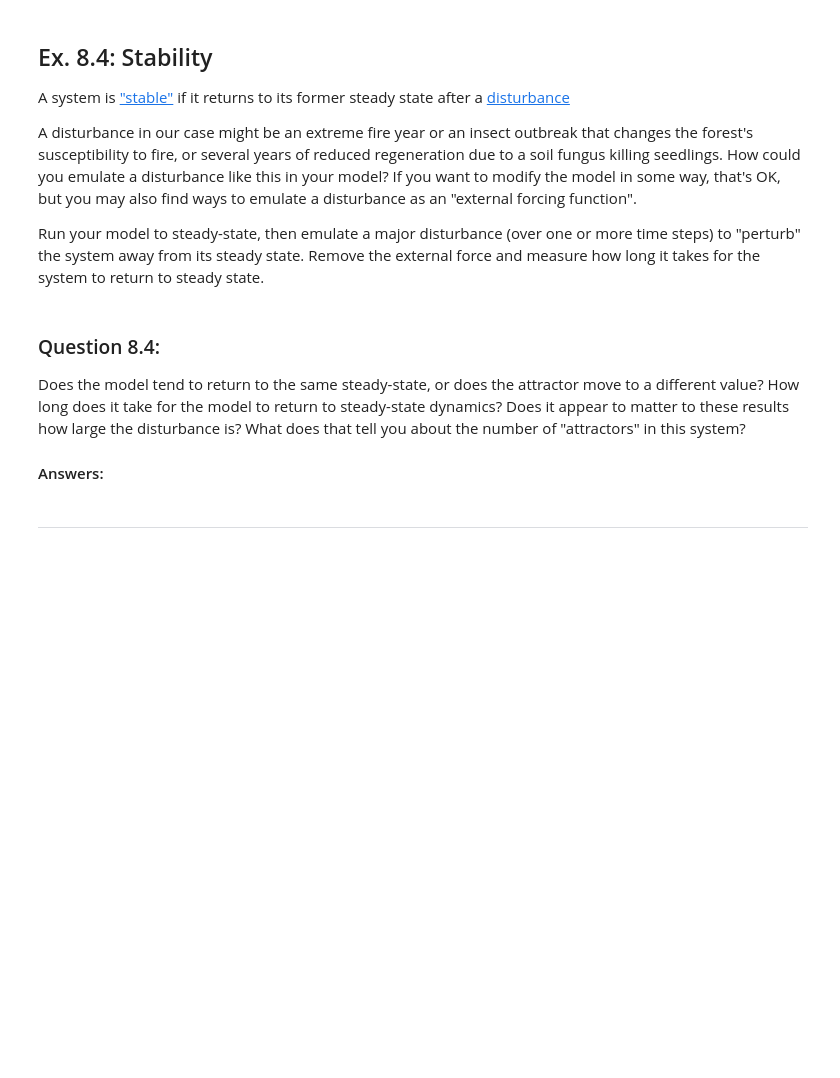
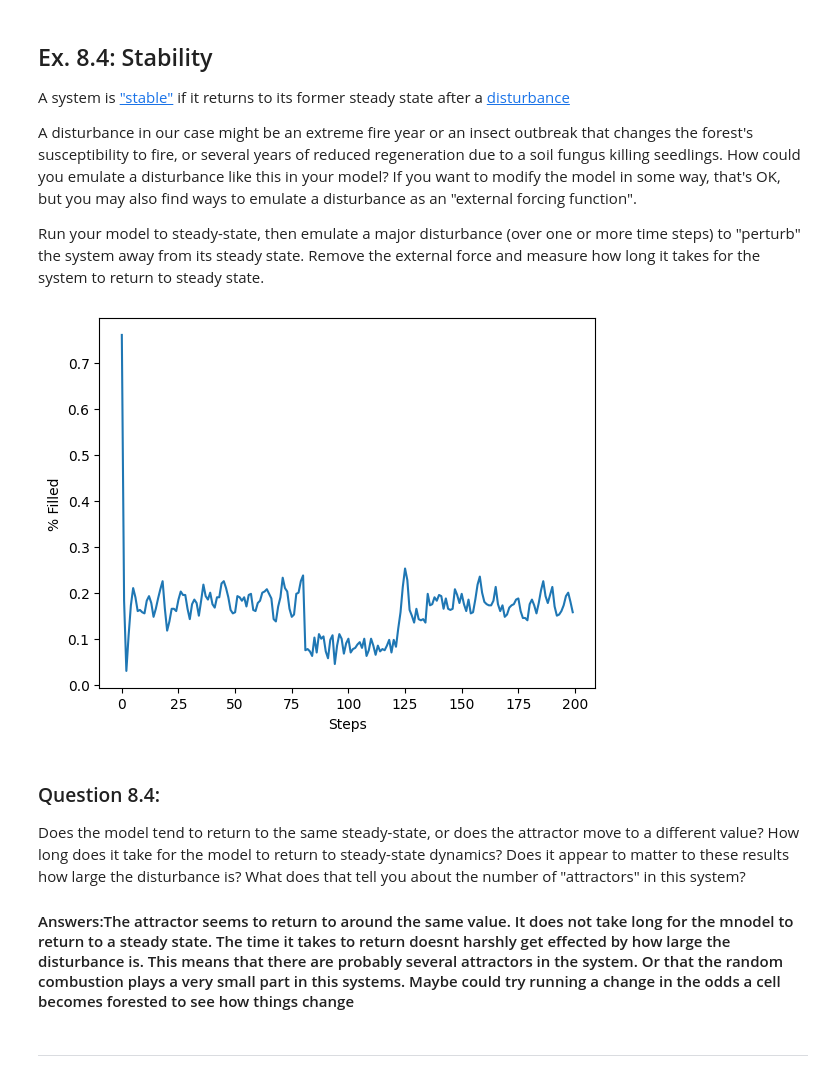
Before and after one commit to bobisawsome1/cap-comp215, a Jupyter notebook: labs/lab07-10-fire.ipynb, the cells around one changed output. Saved outputs shown, nothing was run; the diff lists cells and outputs as text; code cells hidden in the pictures; blank space fills up the shorter version.

```diff
--- a/labs/lab07-10-fire.ipynb
+++ b/labs/lab07-10-fire.ipynb
@@ -377,3 +373,24 @@ Run your model to steady-state, then emulate a major disturbance (over one or mo
+# %%
+# Ex. 8.4 here
+
+stability_fire = ForestFire(n=20, p=0.1, f=0.2, q=1)
+
+#halfing the probability that cell will combus
+
+#save %occupied results of all steps in a dictionary related to each q value
+stability_results = stability_fire.occ_pct_list
+
+#run steps of fire
+for i in range(200):
+  stability_fire.step(80, 120, 1)
+
+#Graph results
+plt.plot(stability_results)
+plt.xlabel('Steps')
+plt.ylabel('% Filled')
+plt.show()
+# %% [output]
+[figure, added]
 # %% [markdown]
 ### Question 8.4:
 Does the model tend to return to the same steady-state, or does the attractor move to a different value?
@@ -381,7 +398,7 @@ How long does it take for the model to return to steady-state dynamics?
 Does it appear to matter to these results how large the disturbance is?
 What does that tell you about the number of "attractors" in this system?
 
-#### Answers:
+#### Answers:The attractor seems to return to around the same value. It does not take long for the mnodel to return to a steady state. The time it takes to return doesnt harshly get effected by how large the disturbance is. This means that there are probably several attractors in the system. Or that the random combustion plays a very small part in this systems. Maybe could try running a change in the odds a cell becomes forested to see how things change
 # %% [markdown]
 -----------------
 # %% [markdown]
```
Also changed, not shown: parts of 5 cells of this notebook.
